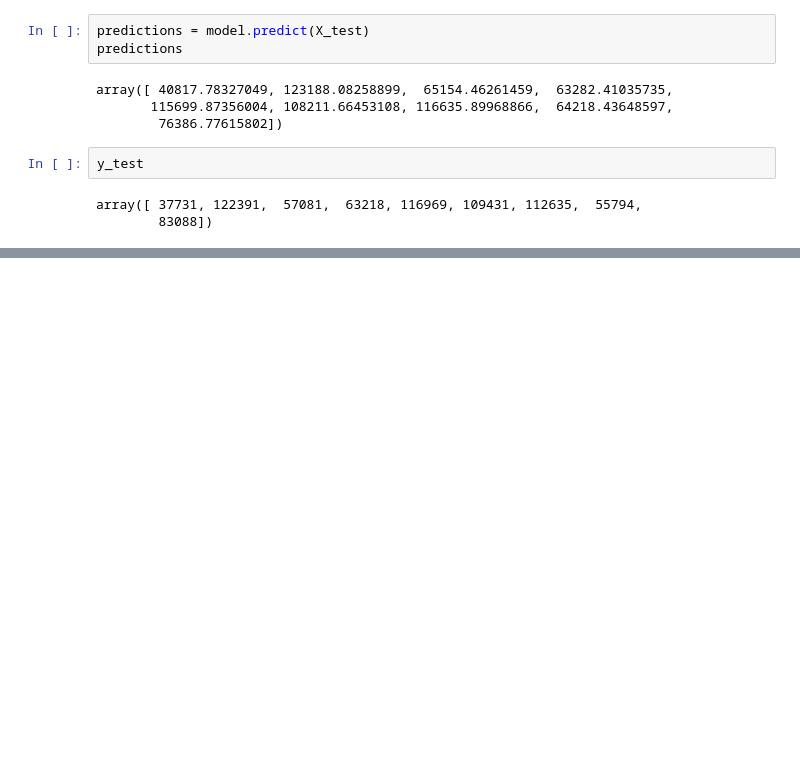
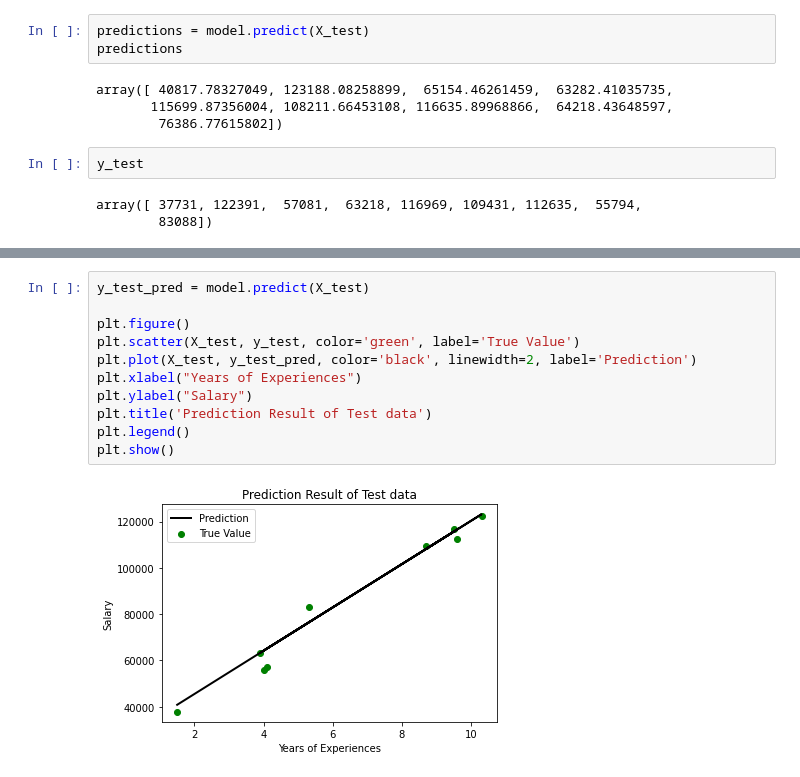
Before and after one commit to VinayakDubey07/Machine-learning, a Jupyter notebook: ML_LAB_4.ipynb, the cells around one changed output, grey strips where cells are left out. Saved outputs shown, nothing was run; the diff lists cells and outputs as text; blank space fills up the shorter version.

```diff
--- a/ML_LAB_4.ipynb
+++ b/ML_LAB_4.ipynb
@@ -86,0 +94,13 @@ plt.plot(X_train, model.predict(X_train))
+# %%
+y_test_pred = model.predict(X_test)
+
+plt.figure()
+plt.scatter(X_test, y_test, color='green', label='True Value')
+plt.plot(X_test, y_test_pred, color='black', linewidth=2, label='Prediction')
+plt.xlabel("Years of Experiences")
+plt.ylabel("Salary")
+plt.title('Prediction Result of Test data')
+plt.legend()
+plt.show()
+# %% [output]
+[figure, added]
```
Also changed, not shown: parts of 2 cells of this notebook.
